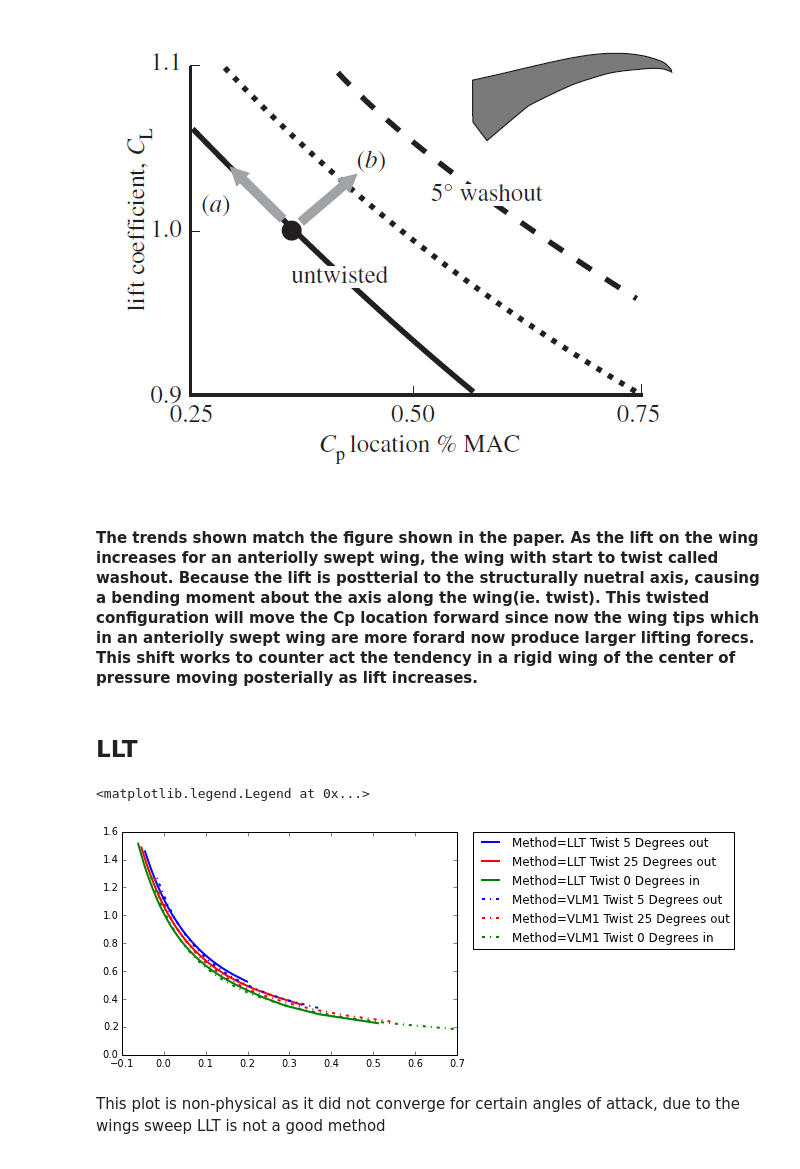
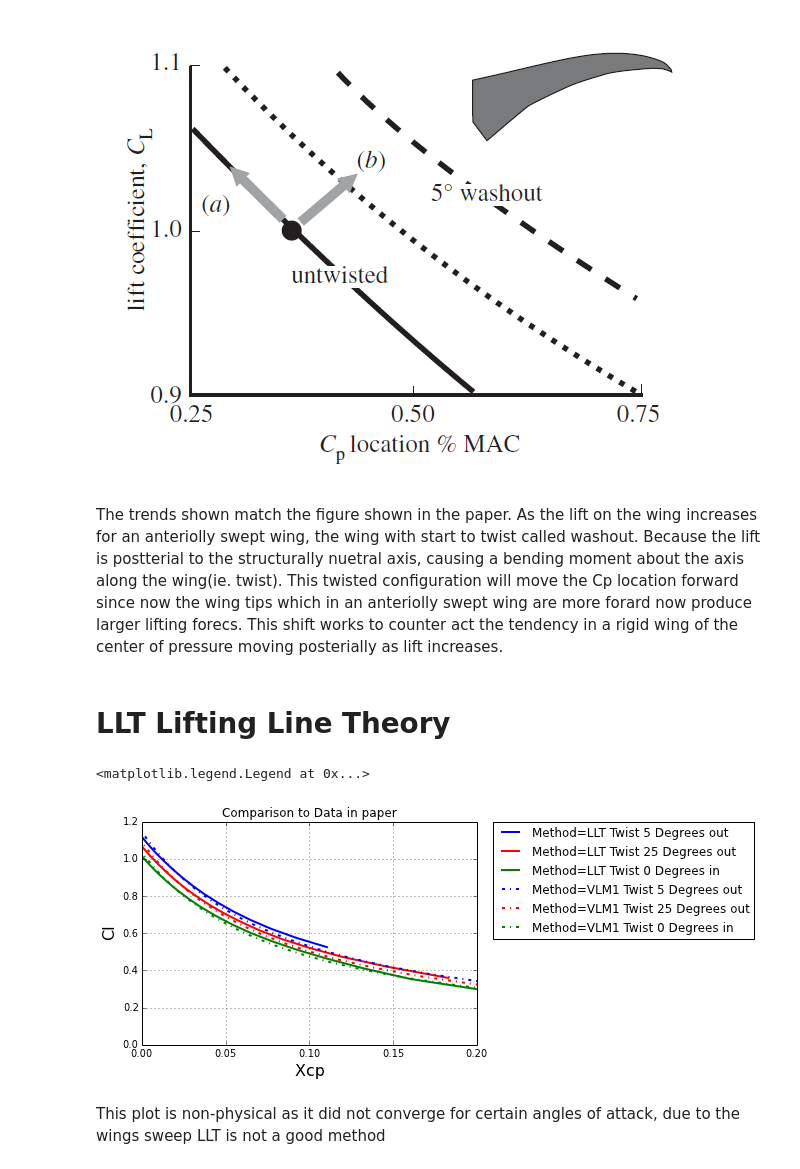
Before and after one commit to colinparker/Pterosaur, a Jupyter notebook: parker_pterosaur.ipynb, the cells around one changed output. Drawn from its saved outputs; the diff is of its cells as text; code cells hidden in the pictures.

Commit message:
Plotting changes

```diff
--- a/parker_pterosaur.ipynb
+++ b/parker_pterosaur.ipynb
@@ -153,25 +161,34 @@ figure8
 # %% [output]
 [figure]
 # %% [markdown]
-#### The trends shown match the figure shown in the paper.  As the lift on the wing increases for an anteriolly swept wing, the wing with start to twist called washout.  Because the lift is postterial to the structurally nuetral axis, causing a bending moment about the axis along the wing(ie. twist).  This twisted configuration will move the Cp location forward since now the wing tips which in an anteriolly swept wing are more forard now produce larger lifting forecs.  This shift works to counter act the tendency in a rigid wing of the center of pressure moving posterially as lift increases.
+The trends shown match the figure shown in the paper.  As the lift on the wing increases for an anteriolly swept wing, the wing with start to twist called washout.  Because the lift is postterial to the structurally nuetral axis, causing a bending moment about the axis along the wing(ie. twist).  This twisted configuration will move the Cp location forward since now the wing tips which in an anteriolly swept wing are more forard now produce larger lifting forecs.  This shift works to counter act the tendency in a rigid wing of the center of pressure moving posterially as lift increases.
 # %% [markdown]
-## LLT
+# LLT Lifting Line Theory
 # %%
+xStart,xEnd =0,.2
+yStart,yEnd = 0,1.2
+size = 15
+plt.title('Comparison to Data in paper')
+plt.grid(True)
+plt.xlabel('Xcp ',fontsize=16)
+plt.ylabel('Cl',fontsize=16)
+plt.xlim(xStart,xEnd)
+plt.ylim(yStart,yEnd)
 wing['5outLLT'].plot('blue','solid')
 plt.hold(True)
 wing['25outLLT'].plot('red','solid')
 plt.hold(True)
 wing['0inLLT'].plot('green','solid')
 plt.hold(True)
 wing['5outVLM1'].plot('blue','dashdot')
 plt.hold(True)
 wing['25outVLM1'].plot('red','dashdot')
 plt.hold(True)
 wing['0inVLM1'].plot('green','dashdot')
 plt.legend(bbox_to_anchor=(1.05, 1), loc=2, borderaxespad=0.)
 # %% [output]
 <matplotlib.legend.Legend at 0x...>
-[figure, old version]
+[figure, new version]
 # %% [markdown]
 This plot is non-physical as it did not converge for certain angles of attack, due to the wings sweep LLT is not a good method
 # %% [markdown]
```
Also changed, not shown: parts of 18 cells of this notebook, 8 other files.
